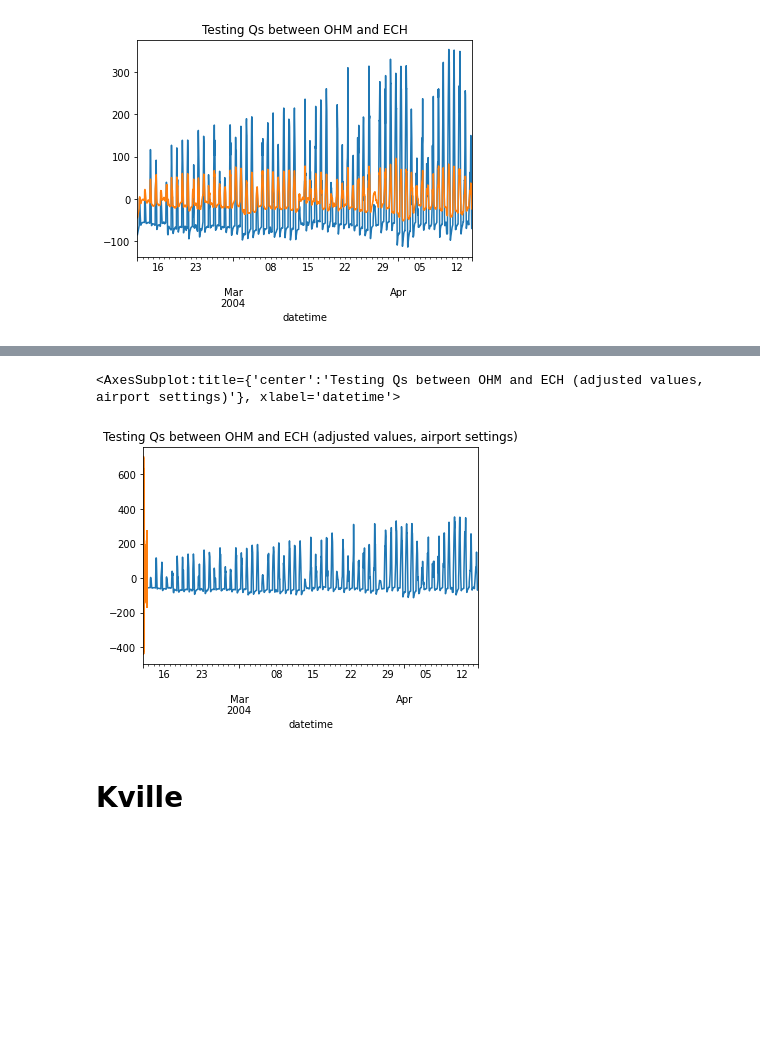
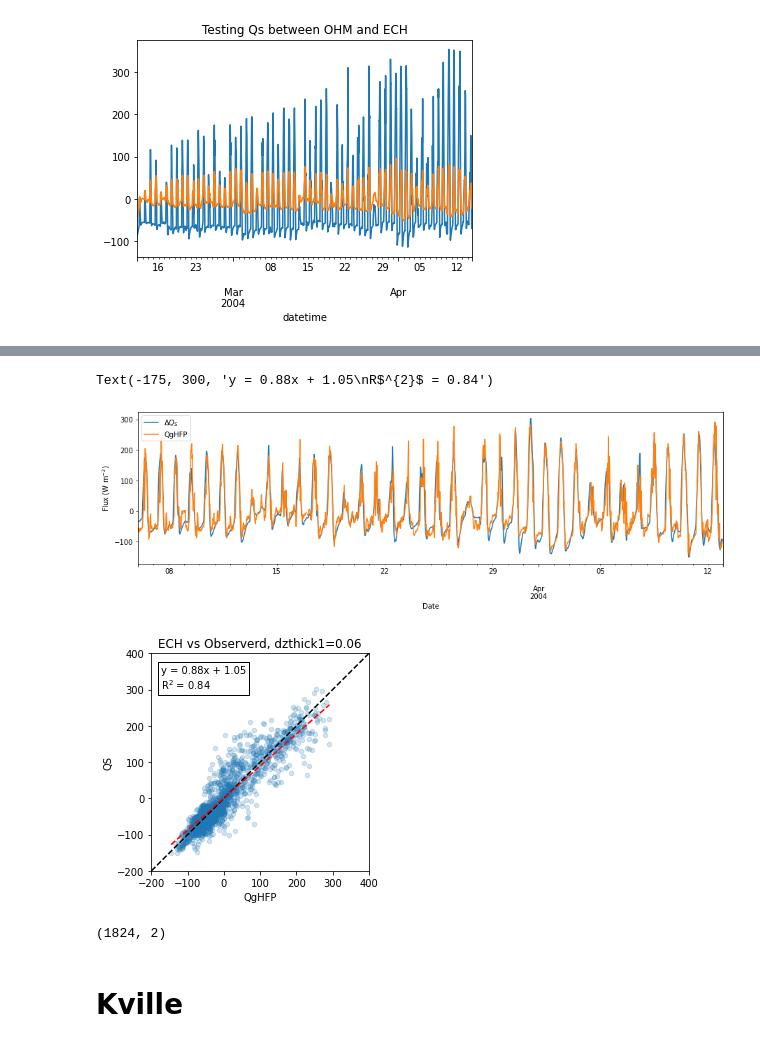
Before and after one commit to gusbacos/SUEWS_DB_Typology_test, a Jupyter notebook: code/run_tests.ipynb, the cells around one changed output, grey strips where cells are left out. Saved outputs shown, nothing was run; the diff lists cells and outputs as text; code cells hidden in the pictures; blank space fills up the shorter version.

Commit message:
fixing airport test

```diff
--- a/code/run_tests.ipynb
+++ b/code/run_tests.ipynb
@@ -474,7 +516,7 @@ df_state_ehc = df_state_init_a2.copy()
 df_state_ehc.storageheatmethod = 5
 
 # modify the depth of the vertical layers
-ar_depth = np.repeat(np.array([[0.05, 0.3, 0.5, 0.7, 0.01]]), 7, axis=0).flatten()
+ar_depth = np.repeat(np.array([[0.06, 0.3, 0.5, 0.7, 0.01]]), 7, axis=0).flatten() #changed first layer to 0.06 from 0.05 due to instability
 df_state_ehc.loc[:, "dz_surf"] = ar_depth
 
 # modify the heat capacity of the vertical layers
@@ -499,7 +540,0 @@ df_output_ehc, df_state_final = sp.run_supy(df_forcing_save, df_state_ehc)
-# %%
-# Plot Qs with adjusted ground values
-df_output_a1.SUEWS.loc[grid].loc[:,'QS'].plot(title='Testing Qs between OHM and ECH (adjusted values, airport settings)')
-df_output_ehc.SUEWS.loc[grid].loc[:,'QS'].plot()
-# %% [output]
-<AxesSubplot:title={'center':'Testing Qs between OHM and ECH (adjusted values, airport settings)'}, xlabel='datetime'>
-[figure, removed]
@@ -508,3 +541,41 @@ df_output_ehc.SUEWS.loc[grid].loc[:,'QS'].plot()
+# %%
+# Plot Qs with adjusted ground values vs observed values
+
+new = df_output_ehc.SUEWS.loc[grid]
+df_comp2 = pd.concat([obsdata,new]).resample('30Min').mean()
+#df_comp2.loc[:,'QS'].plot(title='Testing Qs between ECH and observerd data')
+#df_comp2.loc[:,'QgHFP'].plot()
+start = '2004 3 06'
+end = '2004 4 12'
+ax_output = df_comp2.loc[start:end,['QS', 'QgHFP']].rename(columns=dict_var_disp)\
+    .plot(figsize=(15, 4))
+_ = ax_output.set_xlabel('Date')
+_ = ax_output.set_ylabel('Flux ($ \mathrm{W \ m^{-2}}$)')
+_ = ax_output.legend()
+
+data = df_comp2.loc[start:end,['QS', 'QgHFP']].dropna()
+# data = df_comp2
+
+ax = data.loc[start:end].plot.scatter(x="QgHFP", y="QS", alpha=0.2, style="..", title='ECH vs Observerd, dzthick1=' + str(ar_depth[0]))
+_ = ax.set_aspect("equal", "box")
+_ = ax.set_xlim(-200, 400)
+_ = ax.set_ylim(-200, 400)
+_ = ax.plot([-200, 400], [-200, 400], "k--")
+
+poly4 = polyfiter(data.loc[start:end,'QS'], data.loc[start:end,'QgHFP'],1)
+ax.plot(data.loc[start:end,'QgHFP'].sort_values(), poly4['polynomial'][0] * data.loc[start:end,'QgHFP'].sort_values() + poly4['polynomial'][1], 'r--')
+
+ax.annotate("y = " + str(round(poly4['polynomial'][0], 2)) + "x + " + str(round(poly4['polynomial'][1], 2)) +
+             "\nR$^{2}$ = " + str(round(poly4['determination'], 2)), (-175, 300),ha='left', size=10,
+             bbox=dict(boxstyle="square", fc="none", ec="black"))
+# %% [output]
+Text(-175, 300, 'y = 0.88x + 1.05\nR$^{2}$ = 0.84')
+[figure, added]
+[figure, added]
+# %%
+df_comp2.loc[start:end,['QS', 'QgHFP']].shape
+# %% [output]
+(1824, 2)
 # %% [markdown]
 # Kville
 # %%
```
Also changed, not shown: parts of 20 cells of this notebook, 2 other files.
